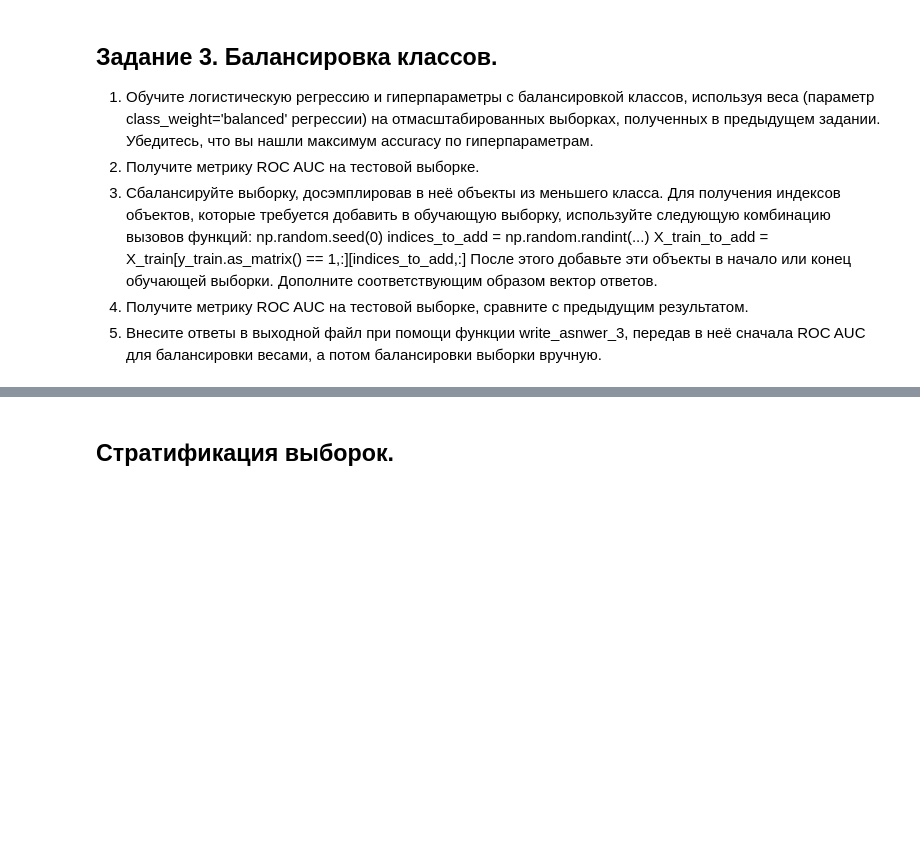
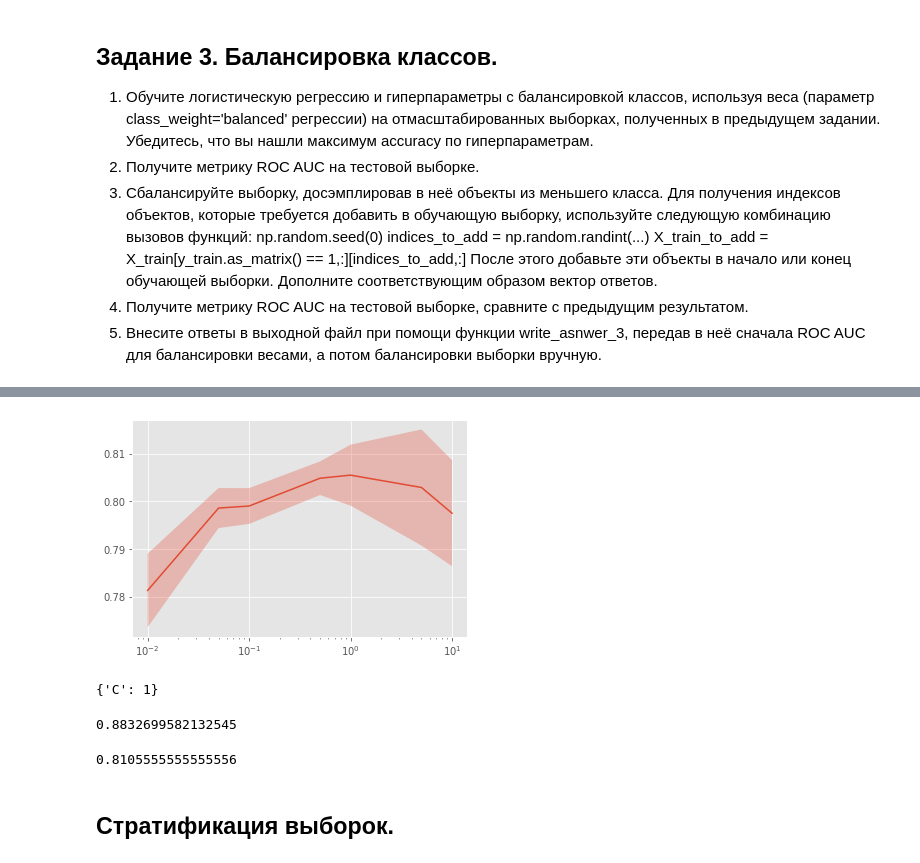
Before and after one commit to pavelevandrei/SupervisedLearning, a Jupyter notebook: week3/Preprocessing_LR_Grants.ipynb, the cells around one changed output, grey strips where cells are left out. Drawn from its saved outputs; the diff is of its cells as text; code cells hidden in the pictures; blank space fills up the shorter version.

```diff
--- a/week3/Preprocessing_LR_Grants.ipynb
+++ b/week3/Preprocessing_LR_Grants.ipynb
@@ -731,0 +756,5 @@ def write_answer_3(auc_1, auc_2):
+# %%
+np.random.seed(0)
+indices_to_add = np.random.randint(low=0, high=np.sum(y_train==1) + 1, size=n_to_sample)
+X_stacked_scaled_to_add = X_stacked_scaled[y_train.as_matrix() == 1,:][indices_to_add,:]
+y_train_to_add =  y_train.as_matrix()[y_train.as_matrix() == 1][indices_to_add]
@@ -731,0 +773,20 @@ def write_answer_3(auc_1, auc_2):
+# %%
+estimator = LogisticRegression()
+optimizer_m = GridSearchCV(estimator, param_grid, cv=cv)
+optimizer_m.fit(X_manual, y_manual)
+plot_scores(optimizer=optimizer_m)
+# %% [output]
+[figure, added]
+# %%
+optimizer_m.best_params_
+# %% [output]
+{'C': 1}
+# %%
+auc_m = roc_auc_score(y_test, optimizer_m.predict_proba( np.hstack((X_test_real_scaled, X_test_cat_oh)) )[:,1] )
+print(auc_m)
+# %% [output]
+0.8832699582132545
+# %%
+accuracy_score(y_test, optimizer_m.predict( np.hstack((X_test_real_scaled, X_test_cat_oh)) ), normalize=True)
+# %% [output]
+0.8105555555555556
```
Also changed, not shown: parts of 67 cells of this notebook, 4 other files.
